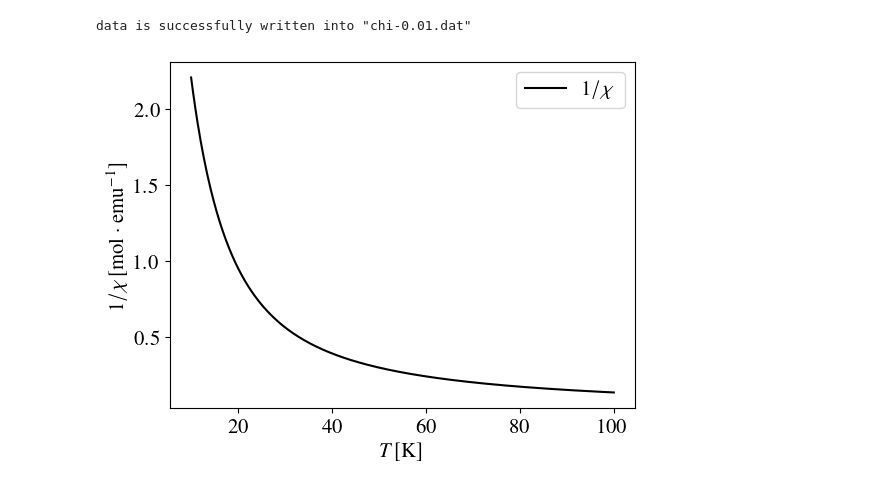
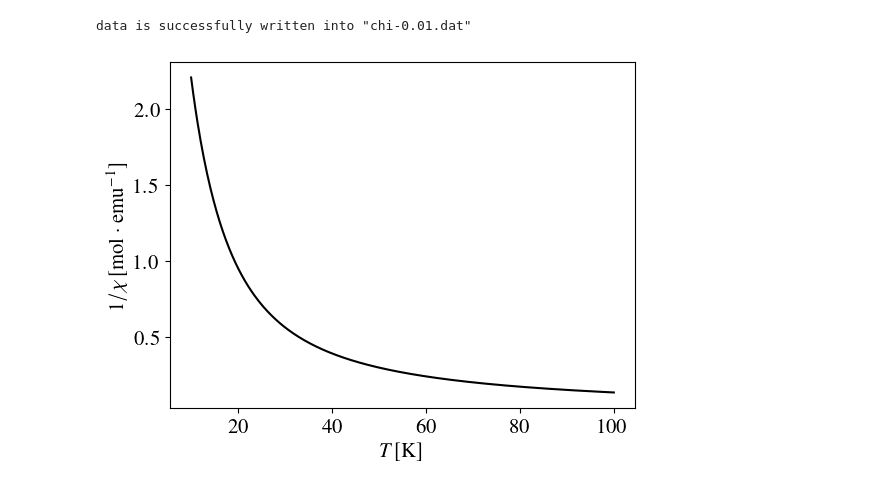
Before and after one commit to RizeXu/ADCFT, a Jupyter notebook: examples/main_measure.ipynb, the cells around one changed output. Saved outputs shown, nothing was run; the diff lists cells and outputs as text; code cells hidden in the pictures.

```diff
--- a/examples/main_measure.ipynb
+++ b/examples/main_measure.ipynb
@@ -42,11 +43,11 @@ enr, psi = model.solve(B0)
         6.2135         | -0.0012+0.0000j | -0.2933+0.0000j | +0.0038+0.0000j | -0.2728+0.0000j | +0.0010+0.0000j | +0.2237+0.0000j | -0.0012+0.0000j | +0.8482+0.0000j | -0.0013+0.0000j | -0.2648+0.000 ...
         6.2135         | -0.2648+0.0000j | +0.0013+0.0000j | +0.8482+0.0000j | +0.0012+0.0000j | +0.2237+0.0000j | -0.0010+0.0000j | -0.2728+0.0000j | -0.0038+0.0000j | -0.2933+0.0000j | +0.0012+0.000 ...
 # %%
-# 1.1 measure u, c
+# 2.1. measure u, c
 kT = torch.linspace(10, 100, 400)
 B0 = torch.tensor([0.0])
 
-u, c = model.measure_uc(kT, B0)
+u, c = model.measure_uc(kT, B0, in_unit='exp')
 # unit:
 # [c] : J K^{-1} mol^{-1}
 
@@ -77,12 +77,12 @@ plt.show()
 # %% [output]
 [figure]
 # %%
-# 2.1. measure m, chi
+# 3.1. measure m, chi
 kT = torch.linspace(10, 100, 400)
 B0 = torch.tensor([0.01])   # unit : T
 
-# eff : if use the effective chi
-m, chi = model.measure_mchi(kT, B0, eff=False)
+# not use the effective chi
+m, chi = model.measure_mchi(kT, B0, eff=False, in_unit='exp')
 # unit :
 # chi : [emu mol^{-1}] CGS
 
@@ -92,21 +92,20 @@ chidata.write('chi')
 # %% [output]
 data is successfully written into "chi-0.01.dat"
 # %%
-# 2.2. plot
+# 3.2. plot
 plt.rcParams['figure.figsize'] = (6, 4.5)
 plt.rcParams['figure.facecolor'] = 'none'
 plt.rcParams['font.size'] = 15
 
 plt.rcParams['text.usetex'] = True
 plt.rcParams['text.latex.preamble'] = r'\usepackage{amsmath,newtxtext,newtxmath,bm}'
 plt.rcParams['font.family'] = 'TeX Gyre Termes'
 
 plt.plot(kT.data, chi.data, 'k-', label='$1 / \chi$')
 plt.xlabel(r"$T[\rm{K}]$")
 plt.ylabel(r"$1 / \chi[{\rm mol} \cdot {\rm emu}^{-1}]$")
 
-plt.legend()
 plt.savefig('chi.png', dpi=300, transparent=True)
 plt.show()
 # %% [output]
-[figure, old version]
+[figure, new version]
```
Also changed, not shown: parts of 3 cells of this notebook, 2 other files.
